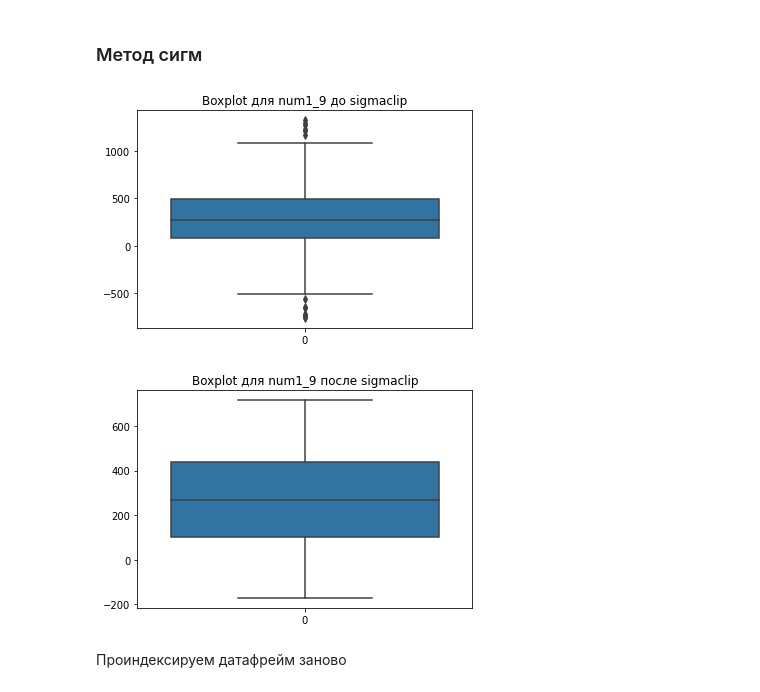
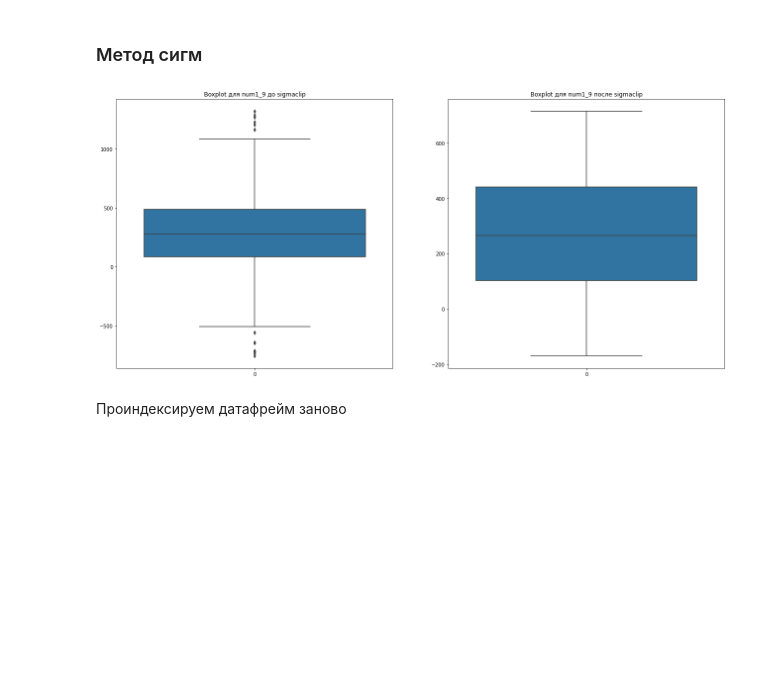
Before and after one commit to makarty/edu-works, a Jupyter notebook: data analysis/1practical/1pr.ipynb, the cells around one changed output. Cells and saved outputs as stored; diff of their text form; code cells hidden in the pictures; blank space fills up the shorter version.

```diff
--- a/data analysis/1practical/1pr.ipynb
+++ b/data analysis/1practical/1pr.ipynb
@@ -244,17 +239,16 @@ df2 = finding_outliers(df2, ['num1_9', 'num2_9', 'num3_9'])
 # %% [markdown]
 ### Метод сигм
 # %%
-sns.boxplot(data=data['num1_9'])
-plt.title(f'Boxplot для num1_9 до sigmaclip')
-plt.show()
+figure, axis = plt.subplots(1, 2, figsize=(22, 10))
+sns.boxplot(data=data['num1_9'], ax=axis[0])
+axis[0].set_title(f'Boxplot для num1_9 до sigmaclip')
 modified_column, low, up = sigmaclip(
     data['num1_9'].dropna().to_list(), 2, 2)
-sns.boxplot(data=modified_column)
-plt.title(f'Boxplot для num1_9 после sigmaclip')
+sns.boxplot(data=modified_column, ax=axis[1])
+axis[1].set_title(f'Boxplot для num1_9 после sigmaclip')
 plt.show()
 # %% [output]
-[figure, old version]
+[figure, new version]
-[figure, removed]
 # %% [markdown]
 Проиндексируем датафрейм заново
 # %%
```
Also changed, not shown: parts of 15 cells of this notebook, 2 other files.
